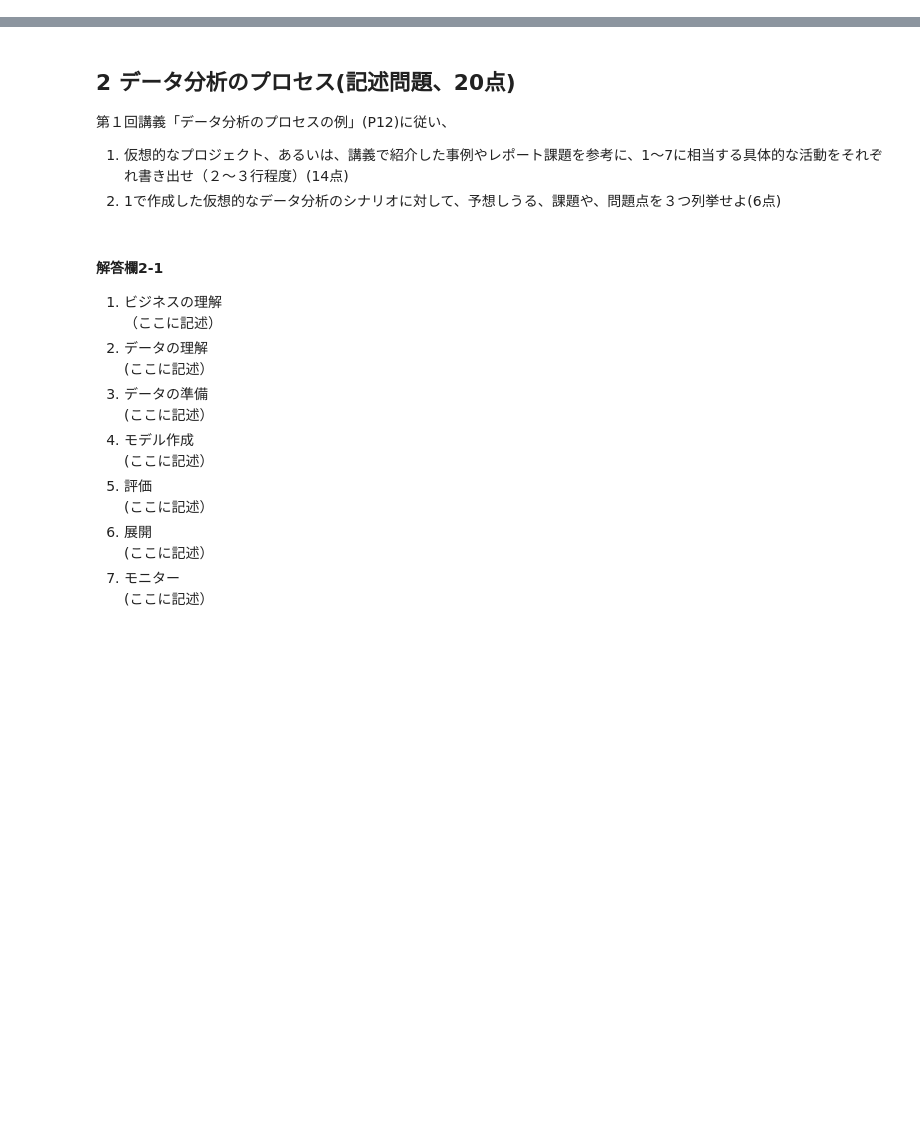
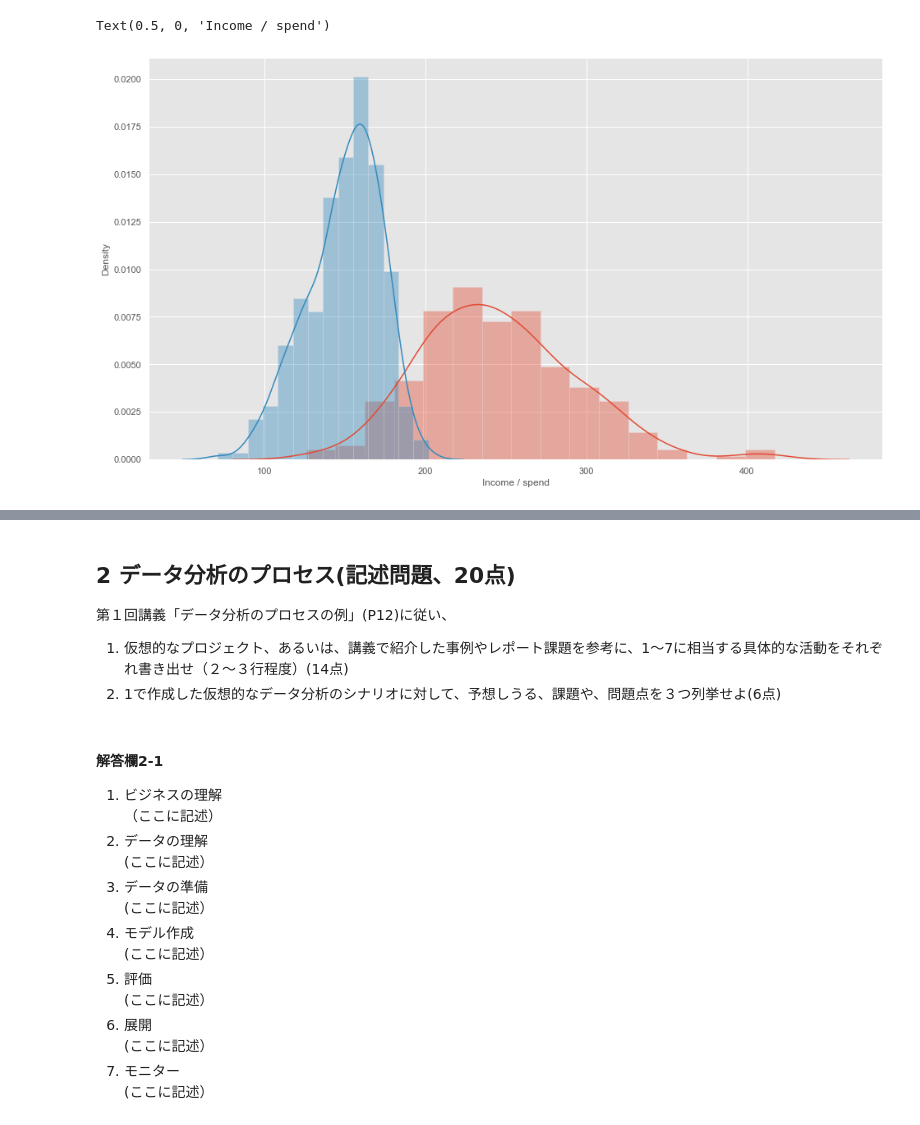
Before and after one commit to miwamasa/DataScience2022, a Jupyter notebook: notebooks/report_final.ipynb, the cells around one changed output, grey strips where cells are left out. Saved outputs shown, nothing was run; the diff lists cells and outputs as text; code cells hidden in the pictures; blank space fills up the shorter version.

```diff
--- a/notebooks/report_final.ipynb
+++ b/notebooks/report_final.ipynb
@@ -12,0 +47,8 @@
+# %%
+#Visualizing the data - displot
+plot_income = sns.distplot(dataset["INCOME"])
+plot_spend = sns.distplot(dataset["SPEND"])
+plt.xlabel('Income / spend')
+# %% [output]
+Text(0.5, 0, 'Income / spend')
+[figure, added]
```
Also changed, not shown: parts of 15 cells of this notebook.
